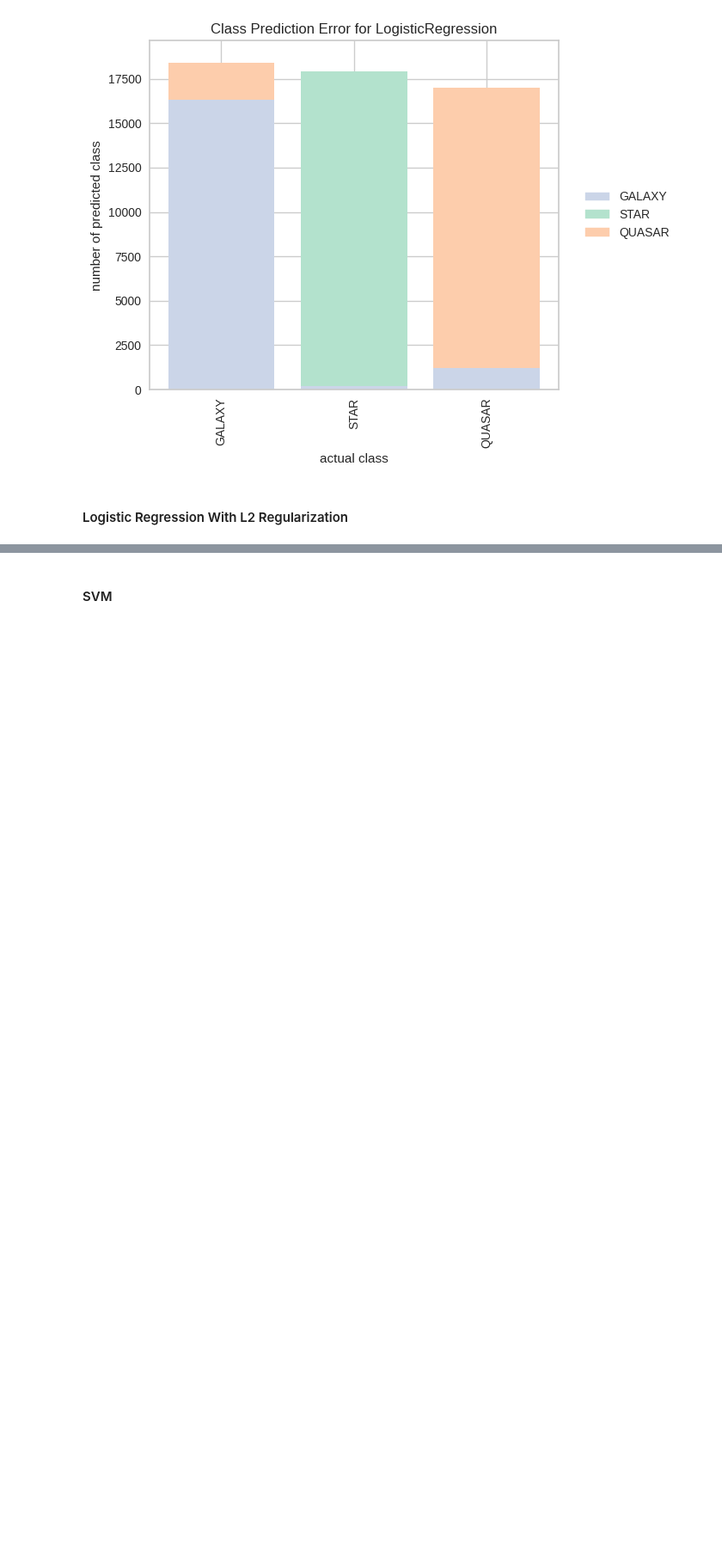
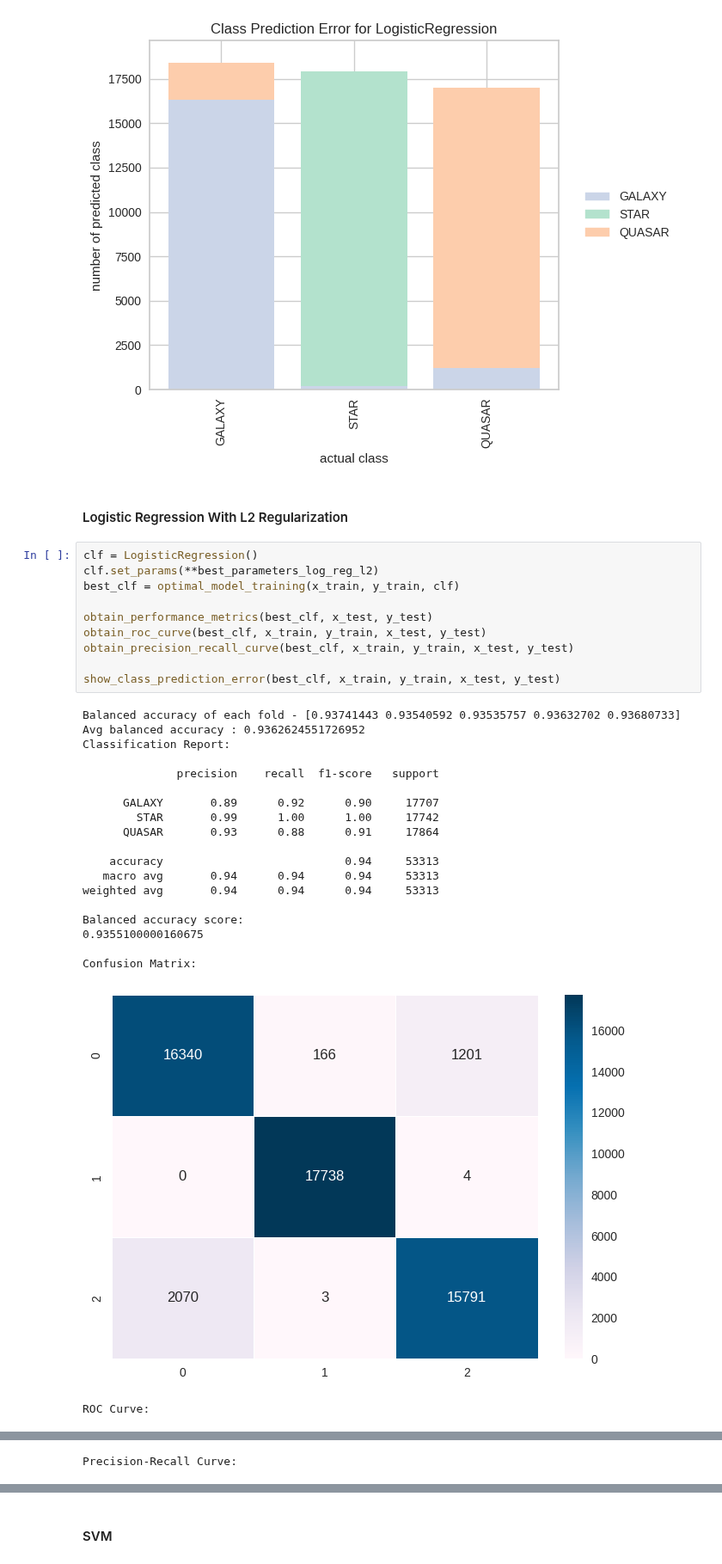
Before and after one commit to danielfcarvalho/stellar_class_ml, a Jupyter notebook: optimal_model_training.ipynb, the cells around one changed output, grey strips where cells are left out. Shown at 86% size. Drawn from its saved outputs; the diff is of its cells as text; blank space fills up the shorter version.

Commit message:
optimal models

```diff
--- a/optimal_model_training.ipynb
+++ b/optimal_model_training.ipynb
@@ -239,3 +239,34 @@ Precision-Recall Curve:
 [figure]
 # %% [markdown]
 #### Logistic Regression With L2 Regularization
+# %%
+clf = LogisticRegression()
+clf.set_params(**best_parameters_log_reg_l2)
+best_clf = optimal_model_training(x_train, y_train, clf)
+
+obtain_performance_metrics(best_clf, x_test, y_test)
+obtain_roc_curve(best_clf, x_train, y_train, x_test, y_test)
+obtain_precision_recall_curve(best_clf, x_train, y_train, x_test, y_test)
+
+show_class_prediction_error(best_clf, x_train, y_train, x_test, y_test)
+# %% [output]
+Balanced accuracy of each fold - [0.93741443 0.93540592 0.93535757 0.93632702 0.93680733]
+Avg balanced accuracy : 0.9362624551726952
+Classification Report:
+
+              precision    recall  f1-score   support
+
+      GALAXY       0.89      0.92      0.90     17707
+        STAR       0.99      1.00      1.00     17742
+      QUASAR       0.93      0.88      0.91     17864
+
+    accuracy                           0.94     53313
+   macro avg       0.94      0.94      0.94     53313
+weighted avg       0.94      0.94      0.94     53313
+
+Balanced accuracy score:
+0.9355100000160675
+
+Confusion Matrix:
+[figure, added]
+ROC Curve:
@@ -241,0 +274 @@ Precision-Recall Curve:
+Precision-Recall Curve:
```
Also changed, not shown: parts of 3 cells of this notebook, 13 other files.
